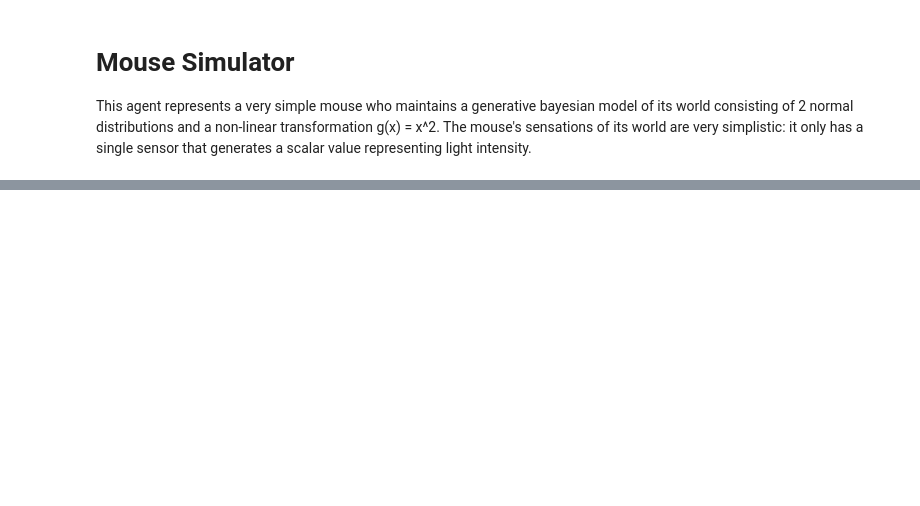
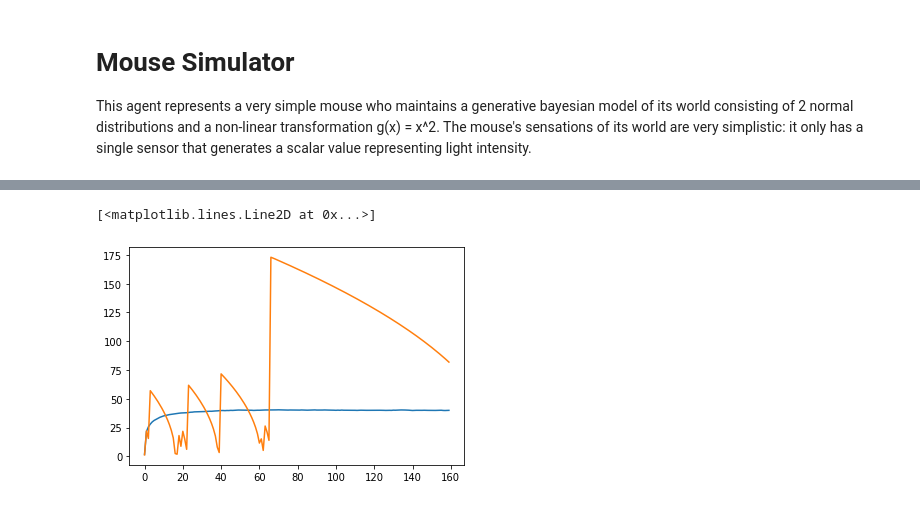
Before and after one commit to andyk/reading, a Jupyter notebook: code_andy/MouseSimulator.ipynb, the cells around one changed output, grey strips where cells are left out. Saved outputs shown, nothing was run; the diff lists cells and outputs as text; code cells hidden in the pictures; blank space fills up the shorter version.

```diff
--- a/code_andy/MouseSimulator.ipynb
+++ b/code_andy/MouseSimulator.ipynb
@@ -136,0 +134,6 @@ Running mouse simulator for 100000 steps...
+# %%
+pyplot.plot(stats["light_var"])
+pyplot.plot(stats["size_var"])
+# %% [output]
+[<matplotlib.lines.Line2D at 0x...>]
+[figure, added]
```
Also changed, not shown: parts of 1 cell of this notebook.
